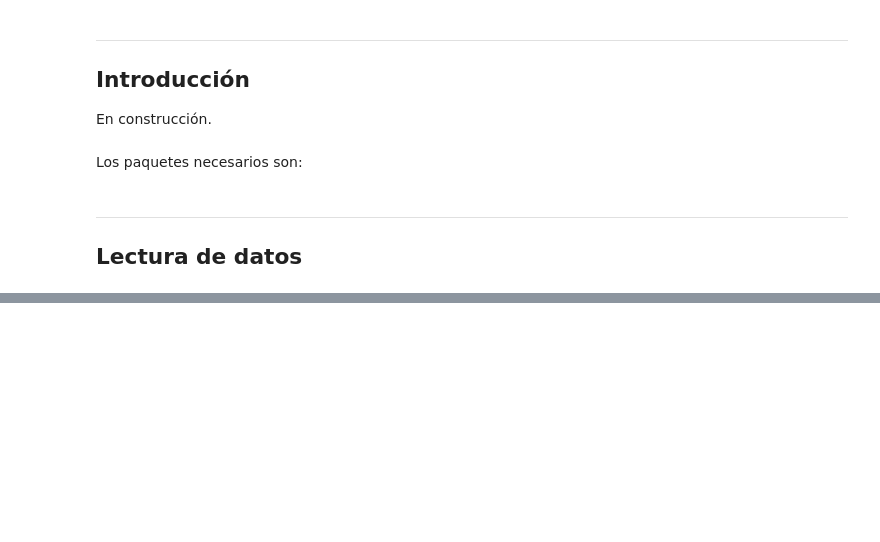
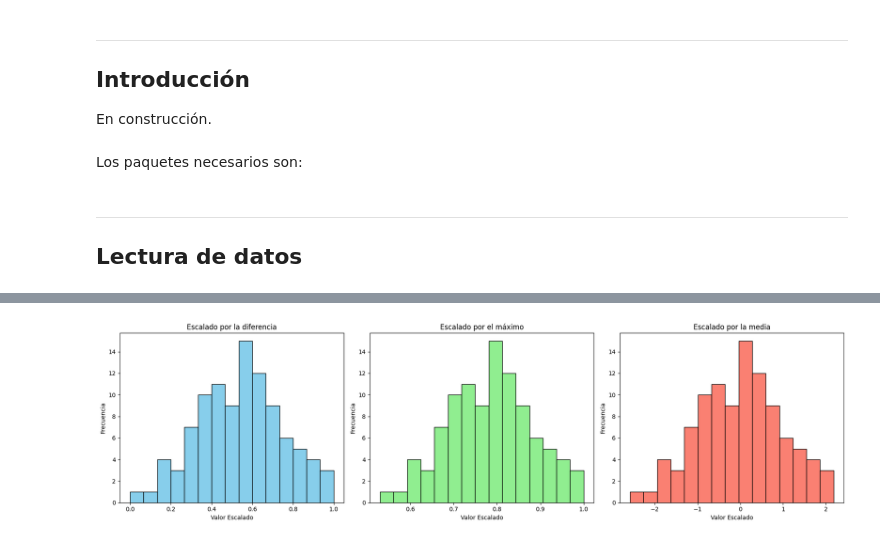
Before and after one commit to danirodriguez4657/datossubir, a Jupyter notebook: Plantilla.ipynb, the cells around one changed output, grey strips where cells are left out. Cells and saved outputs as stored; diff of their text form; code cells hidden in the pictures; blank space fills up the shorter version.

```diff
--- a/Plantilla.ipynb
+++ b/Plantilla.ipynb
@@ -47,3 +47,45 @@ display(df.head())
 | 2 | 8 | 183 | 64 | 0 | 0 | 23.3 | 0.672 | 32 | ... |
 | 3 | 1 | 89 | 66 | 23 | 94 | 28.1 | 0.167 | 21 | ... |
 | 4 | 0 | 137 | 40 | 35 | 168 | 43.1 | 2.288 | 33 | ... |
+# %%
+import pandas as pd
+import numpy as np
+import matplotlib.pyplot as plt
+
+# Generar un dataframe de ejemplo con una columna 'HP'
+np.random.seed(0)
+df = pd.DataFrame({
+    'HP': np.random.normal(loc=120, scale=15, size=100)  # Generando datos ficticios para 'HP'
+})
+
+# Escalado por la diferencia
+df['HP_escal_diff'] = (df['HP'] - df['HP'].min()) / (df['HP'].max() - df['HP'].min())
+
+# Escalado por el máximo
+df['HP_escal_max'] = df['HP'] / df['HP'].max()
+
+# Escalado por la media
+df['HP_escal_mean'] = (df['HP'] - df['HP'].mean()) / df['HP'].std()
+
+# Graficar histogramas
+fig, axes = plt.subplots(1, 3, figsize=(18, 5))
+
+axes[0].hist(df['HP_escal_diff'], bins=15, color='skyblue', edgecolor='black')
+axes[0].set_title('Escalado por la diferencia')
+axes[0].set_xlabel('Valor Escalado')
+axes[0].set_ylabel('Frecuencia')
+
+axes[1].hist(df['HP_escal_max'], bins=15, color='lightgreen', edgecolor='black')
+axes[1].set_title('Escalado por el máximo')
+axes[1].set_xlabel('Valor Escalado')
+axes[1].set_ylabel('Frecuencia')
+
+axes[2].hist(df['HP_escal_mean'], bins=15, color='salmon', edgecolor='black')
+axes[2].set_title('Escalado por la media')
+axes[2].set_xlabel('Valor Escalado')
+axes[2].set_ylabel('Frecuencia')
+
+plt.tight_layout()
+plt.show()
+# %% [output]
+[figure, added]
```
